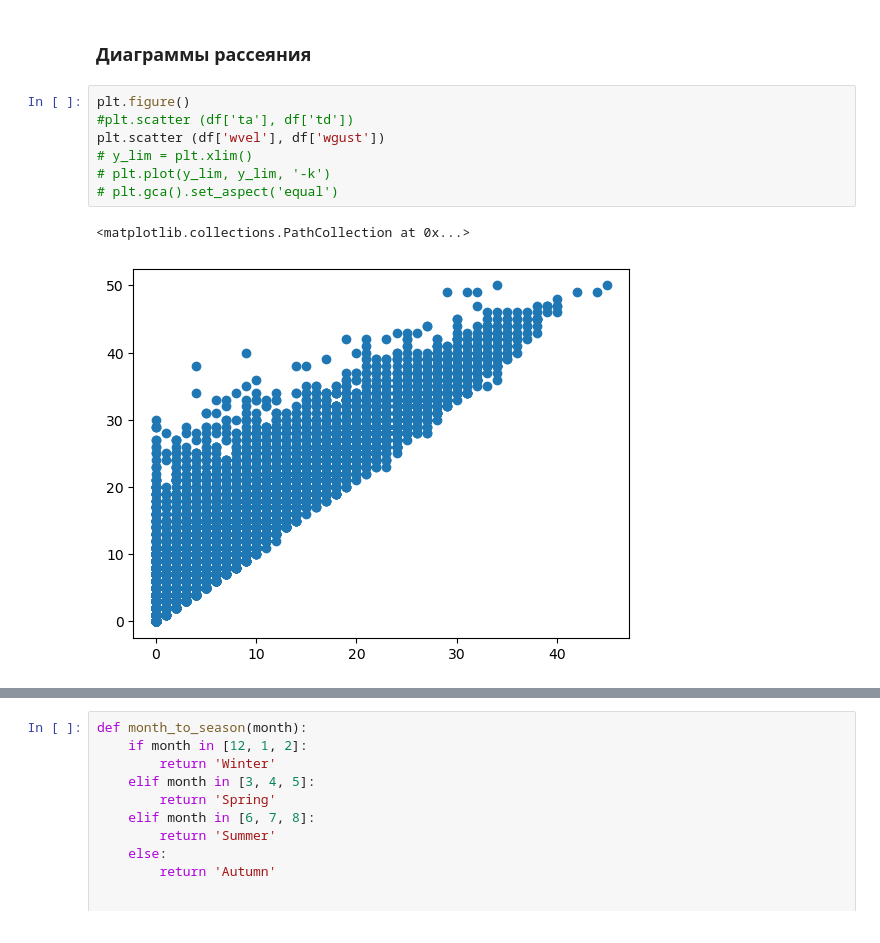
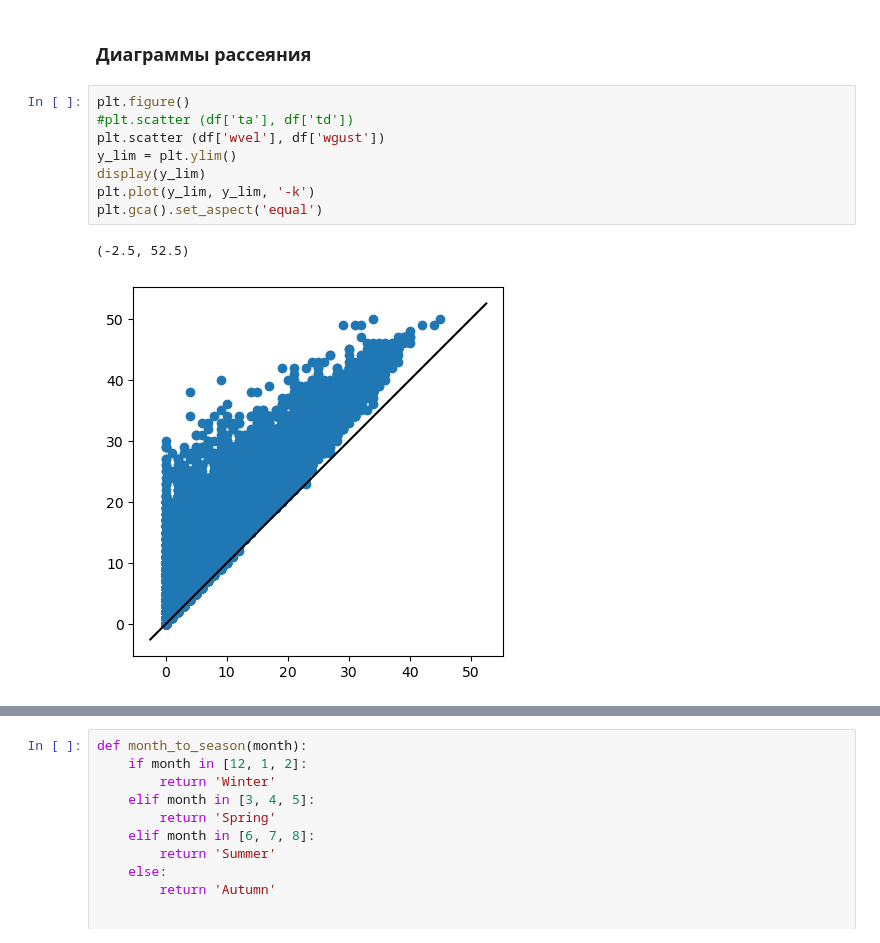
Before and after one commit to mvarentsov/ML4hydromet-2024, a Jupyter notebook: examples/Lect03_EDA_demo.ipynb, the cells around one changed output, grey strips where cells are left out. Cells and saved outputs as stored; diff of their text form.

```diff
--- a/examples/Lect03_EDA_demo.ipynb
+++ b/examples/Lect03_EDA_demo.ipynb
@@ -353,11 +402,12 @@ s = sns.heatmap (corrs, annot=True, annot_kws={'fontsize': 'xx-small'})
 # %%
 plt.figure()
 #plt.scatter (df['ta'], df['td'])
 plt.scatter (df['wvel'], df['wgust'])
-# y_lim = plt.xlim()
-# plt.plot(y_lim, y_lim, '-k')
-# plt.gca().set_aspect('equal')
+y_lim = plt.ylim()
+display(y_lim)
+plt.plot(y_lim, y_lim, '-k')
+plt.gca().set_aspect('equal')
 # %% [output]
-<matplotlib.collections.PathCollection at 0x...>
+(-2.5, 52.5)
-[figure, old version]
+[figure, new version]
 # %%
```
Also changed, not shown: parts of 24 cells of this notebook.
